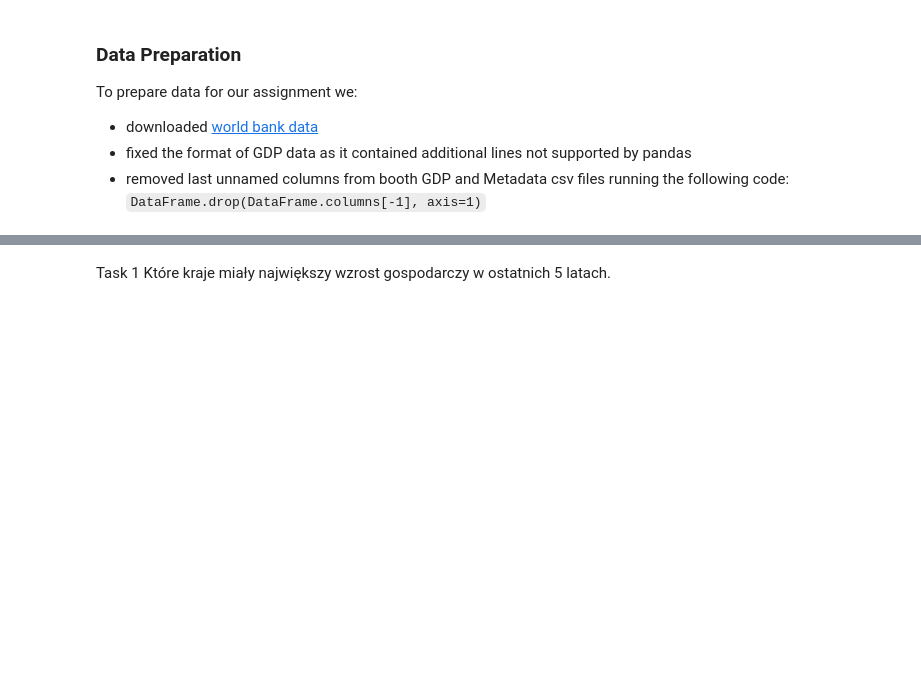
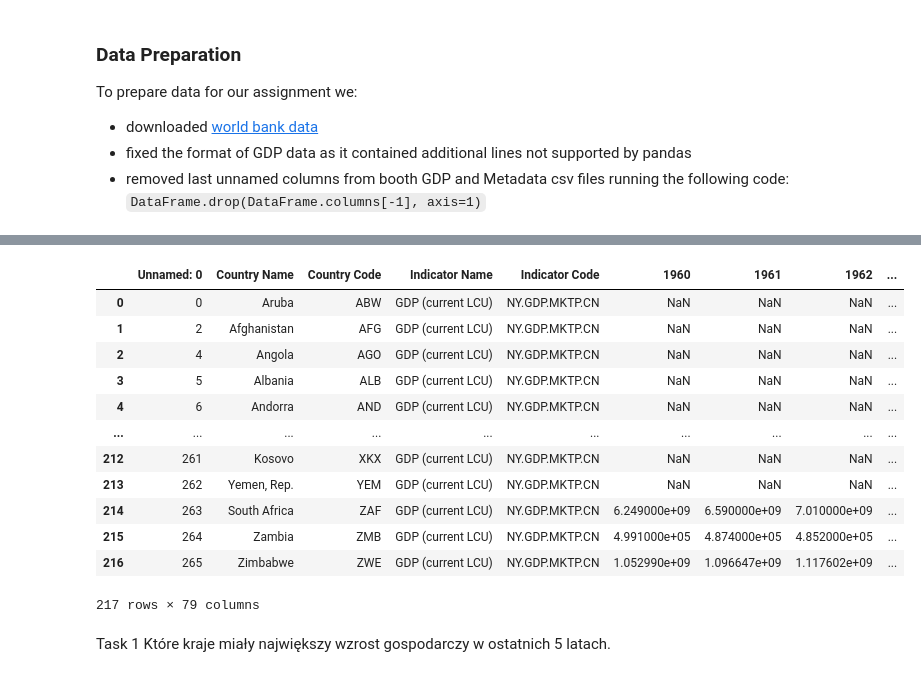
Before and after one commit to filip131311/JPDPD-Project, a Jupyter notebook: Project.ipynb, the cells around one changed output, grey strips where cells are left out. Drawn from its saved outputs; the diff is of its cells as text; code cells hidden in the pictures; blank space fills up the shorter version.

```diff
--- a/Project.ipynb
+++ b/Project.ipynb
@@ -41,3 +73,27 @@ GDP
+# %%
+# Combine all required data to a useful dataset
+
+GDP = pd.merge(GDP, Deflation_Indicators, on='Country Code') # Add deflation indicators
+GDP = pd.merge(GDP, Country_Metadata[['Country Code', 'Region']], on='Country Code') # Add regions
+GDP = pd.merge(GDP, Government_Consumption[['Country Code', 'Government_Spending_5Year_Mean']], on ='Country Code') # Add government spending 5 year mean
+GDP = pd.merge(GDP, Foreign_Investment[['Country Code', 'Foreign_Investment_5Year_Mean']], on ='Country Code') # Add foreign investment 5 year mean
+GDP = pd.merge(GDP, Final_Consumption[['Country Code', 'Final_Consumption_5Year_Mean']], on ='Country Code') # Add final consumption 5 year mean
+
+GDP
+# %% [output]
+|  | Unnamed: 0 | Country Name | Country Code | Indicator Name | Indicator Code | 1960 | 1961 | 1962 | ... |
+| 0 | 0 | Aruba | ABW | GDP (current LCU) | NY.GDP.MKTP.CN | NaN | NaN | NaN | ... |
+| 1 | 2 | Afghanistan | AFG | GDP (current LCU) | NY.GDP.MKTP.CN | NaN | NaN | NaN | ... |
+| 2 | 4 | Angola | AGO | GDP (current LCU) | NY.GDP.MKTP.CN | NaN | NaN | NaN | ... |
+| 3 | 5 | Albania | ALB | GDP (current LCU) | NY.GDP.MKTP.CN | NaN | NaN | NaN | ... |
+| 4 | 6 | Andorra | AND | GDP (current LCU) | NY.GDP.MKTP.CN | NaN | NaN | NaN | ... |
+| ... | ... | ... | ... | ... | ... | ... | ... | ... | ... |
+| 212 | 261 | Kosovo | XKX | GDP (current LCU) | NY.GDP.MKTP.CN | NaN | NaN | NaN | ... |
+| 213 | 262 | Yemen, Rep. | YEM | GDP (current LCU) | NY.GDP.MKTP.CN | NaN | NaN | NaN | ... |
+| 214 | 263 | South Africa | ZAF | GDP (current LCU) | NY.GDP.MKTP.CN | 6.249000e+09 | 6.590000e+09 | 7.010000e+09 | ... |
+| 215 | 264 | Zambia | ZMB | GDP (current LCU) | NY.GDP.MKTP.CN | 4.991000e+05 | 4.874000e+05 | 4.852000e+05 | ... |
+| 216 | 265 | Zimbabwe | ZWE | GDP (current LCU) | NY.GDP.MKTP.CN | 1.052990e+09 | 1.096647e+09 | 1.117602e+09 | ... |
+217 rows × 79 columns
 # %% [markdown]
 Task 1
 Które kraje miały największy wzrost gospodarczy w ostatnich 5 latach.
```
Also changed, not shown: parts of 14 cells of this notebook, 4 other files.
